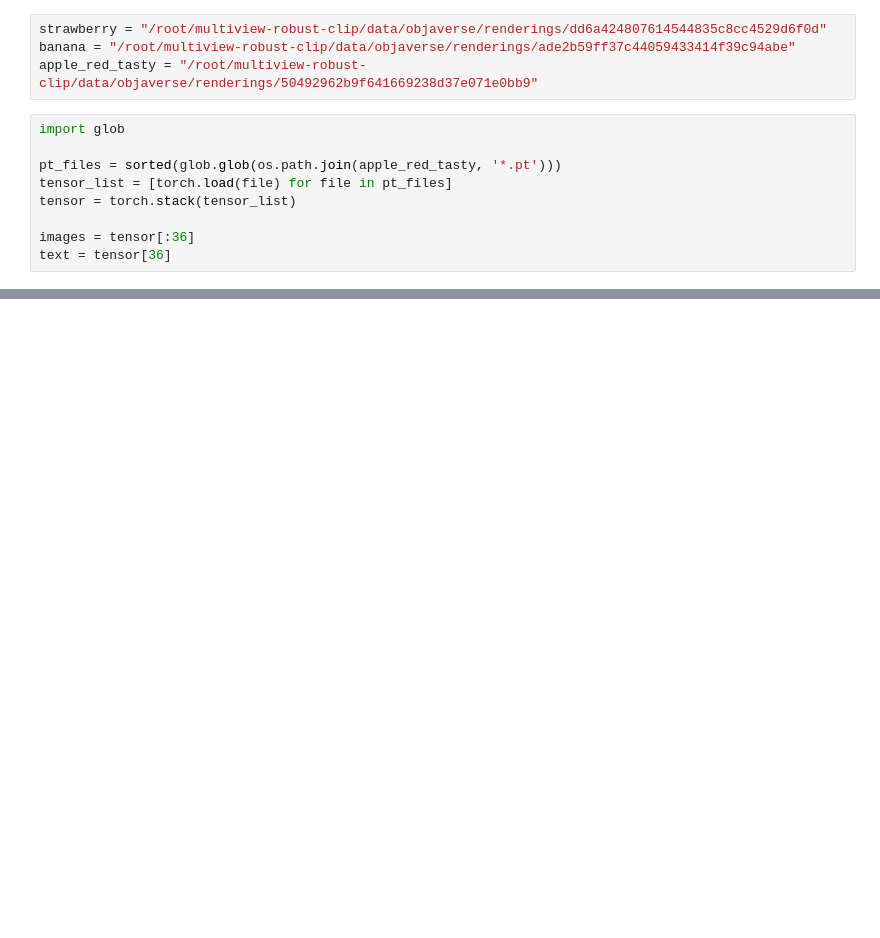
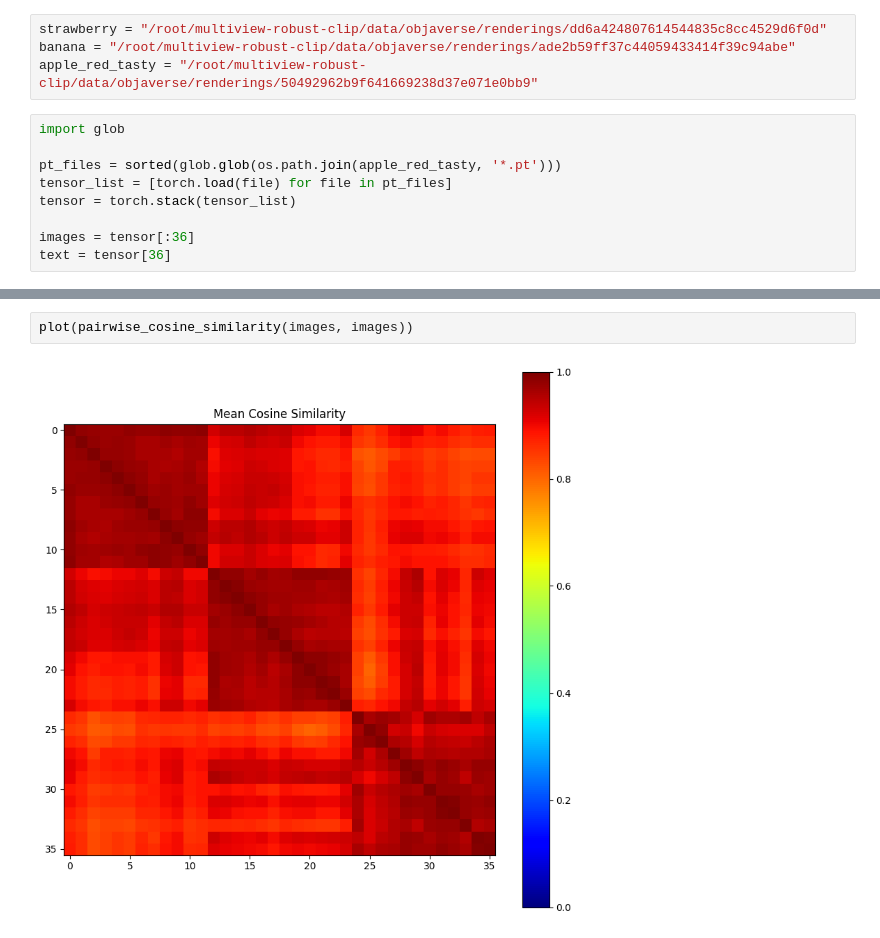
Before and after one commit to danielkorth/multiview-consistent-clip, a Jupyter notebook: notebooks/final_visualizations.ipynb, the cells around one changed output, grey strips where cells are left out. Cells and saved outputs as stored; diff of their text form; blank space fills up the shorter version.

```diff
--- a/notebooks/final_visualizations.ipynb
+++ b/notebooks/final_visualizations.ipynb
@@ -34,0 +41,4 @@ plot(pairwise_cosine_similarity(images, images))
+# %%
+plot(pairwise_cosine_similarity(images, images))
+# %% [output]
+[figure, added]
```
Also changed, not shown: parts of 4 cells of this notebook, 4 other files.
